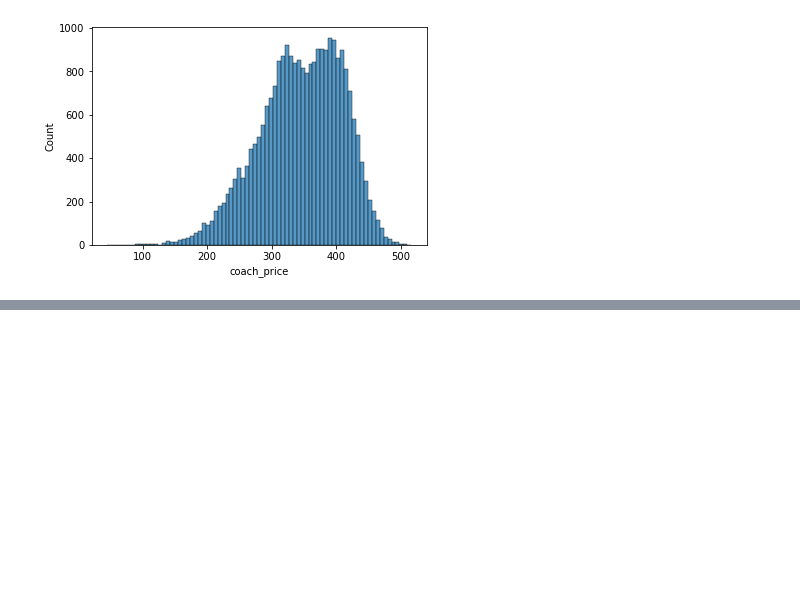
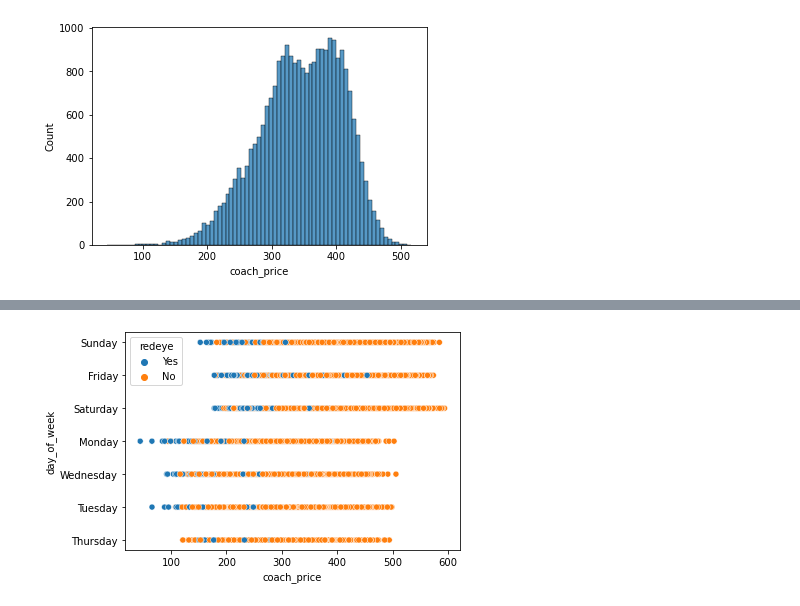
Before and after one commit to cacaprog/Exercises, a Jupyter notebook: Airline Analysis/MC_Airline_Analysis.ipynb, the cells around one changed output, grey strips where cells are left out. Cells and saved outputs as stored; diff of their text form; code cells hidden in the pictures; blank space fills up the shorter version.

```diff
--- a/Airline Analysis/MC_Airline_Analysis.ipynb
+++ b/Airline Analysis/MC_Airline_Analysis.ipynb
@@ -133,0 +147,7 @@ plt.show()
+# %%
+#Task 8
+plt.clf()
+sns.scatterplot(x = "coach_price", y="day_of_week", hue="redeye", data=flights)
+plt.show()
+# %% [output]
+[figure, added]
```
Also changed, not shown: parts of 4 cells of this notebook, 1 other file.
